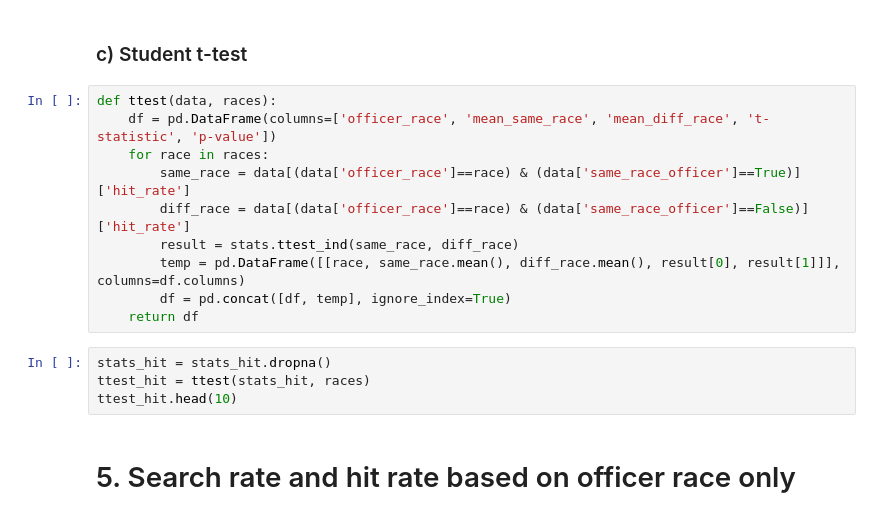
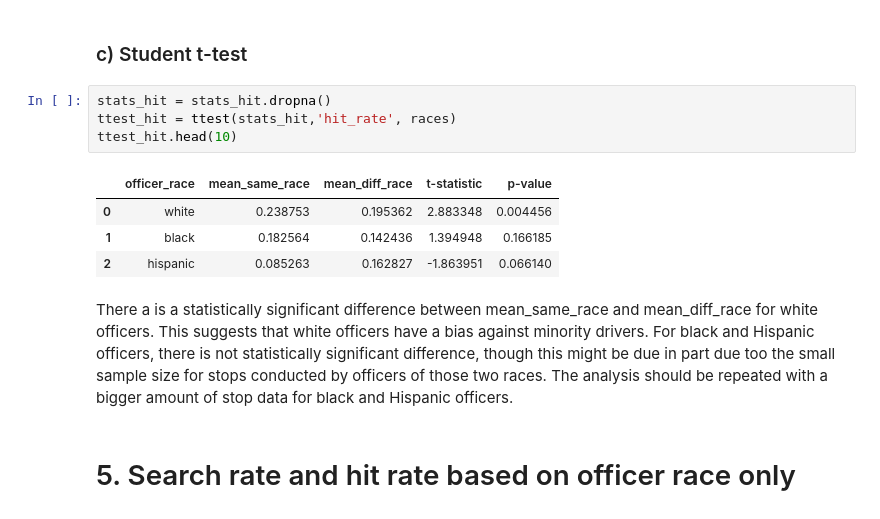
Before and after one commit to epfl-ada/ada-2020-project-milestone-p3-p3_adahn, a Jupyter notebook: extension.ipynb, the cells around one changed output. Saved outputs shown, nothing was run; the diff lists cells and outputs as text.

```diff
--- a/extension.ipynb
+++ b/extension.ipynb
@@ -802,19 +910,16 @@ ci_hit.head(10)
 # %% [markdown]
 ### c) Student t-test
-# %%
-def ttest(data, races):
-    df = pd.DataFrame(columns=['officer_race', 'mean_same_race', 'mean_diff_race', 't-statistic', 'p-value'])
-    for race in races:
-        same_race = data[(data['officer_race']==race) & (data['same_race_officer']==True)]['hit_rate']
-        diff_race = data[(data['officer_race']==race) & (data['same_race_officer']==False)]['hit_rate']
-        result = stats.ttest_ind(same_race, diff_race)
-        temp = pd.DataFrame([[race, same_race.mean(), diff_race.mean(), result[0], result[1]]], columns=df.columns)
-        df = pd.concat([df, temp], ignore_index=True)
-    return df
 # %%
 stats_hit = stats_hit.dropna()
-ttest_hit = ttest(stats_hit, races)
+ttest_hit = ttest(stats_hit,'hit_rate', races)
 ttest_hit.head(10)
+# %% [output]
+|  | officer_race | mean_same_race | mean_diff_race | t-statistic | p-value |
+| 0 | white | 0.238753 | 0.195362 | 2.883348 | 0.004456 |
+| 1 | black | 0.182564 | 0.142436 | 1.394948 | 0.166185 |
+| 2 | hispanic | 0.085263 | 0.162827 | -1.863951 | 0.066140 |
+# %% [markdown]
+There a is a statistically significant difference between mean_same_race and mean_diff_race for white officers. This suggests that white officers have a bias against minority drivers. For black and Hispanic officers, there is not statistically significant difference, though this might be due in part due too the small sample size for stops conducted by officers of those two races. The analysis should be repeated with a bigger amount of stop data for black and Hispanic officers.
 # %% [markdown]
 # 5. Search rate and hit rate based on officer race only
 # %% [markdown]
```
Also changed, not shown: parts of 33 cells of this notebook.
